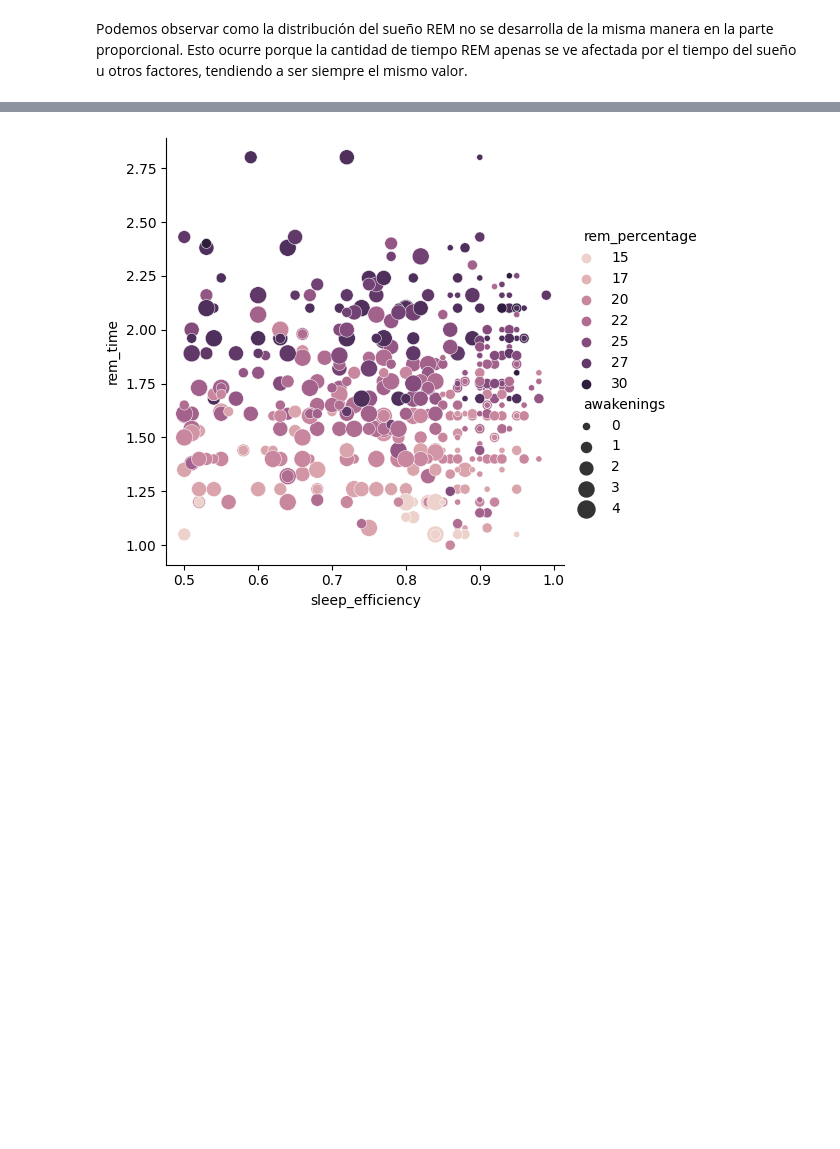
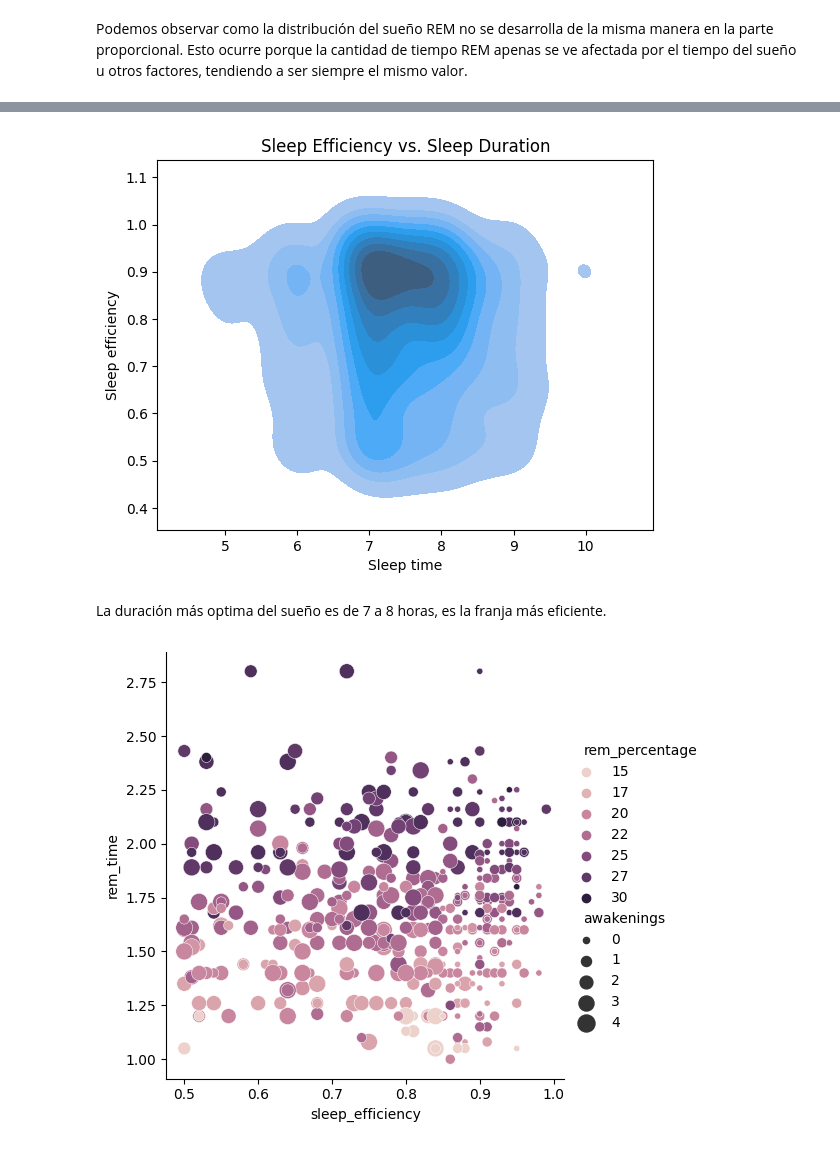
Before and after one commit to jfnevado/Sleep-study, a Jupyter notebook: main.ipynb, the cells around one changed output, grey strips where cells are left out. Drawn from its saved outputs; the diff is of its cells as text; code cells hidden in the pictures; blank space fills up the shorter version.

```diff
--- a/main.ipynb
+++ b/main.ipynb
@@ -274,3 +276,11 @@ plt.show()
+# %%
+sns.kdeplot(data=df, x="sleep_duration", y="sleep_efficiency", fill=True).set(xlabel="Sleep time", ylabel="Sleep efficiency")
+plt.title("Sleep Efficiency vs. Sleep Duration")
+plt.show()
+# %% [output]
+[figure, added]
+# %% [markdown]
+La duración más optima del sueño es de 7 a 8 horas, es la franja más eficiente.
 # %%
 sns.relplot(
     data=df, x='sleep_efficiency', y='rem_time',
```
Also changed, not shown: parts of 8 cells of this notebook.
